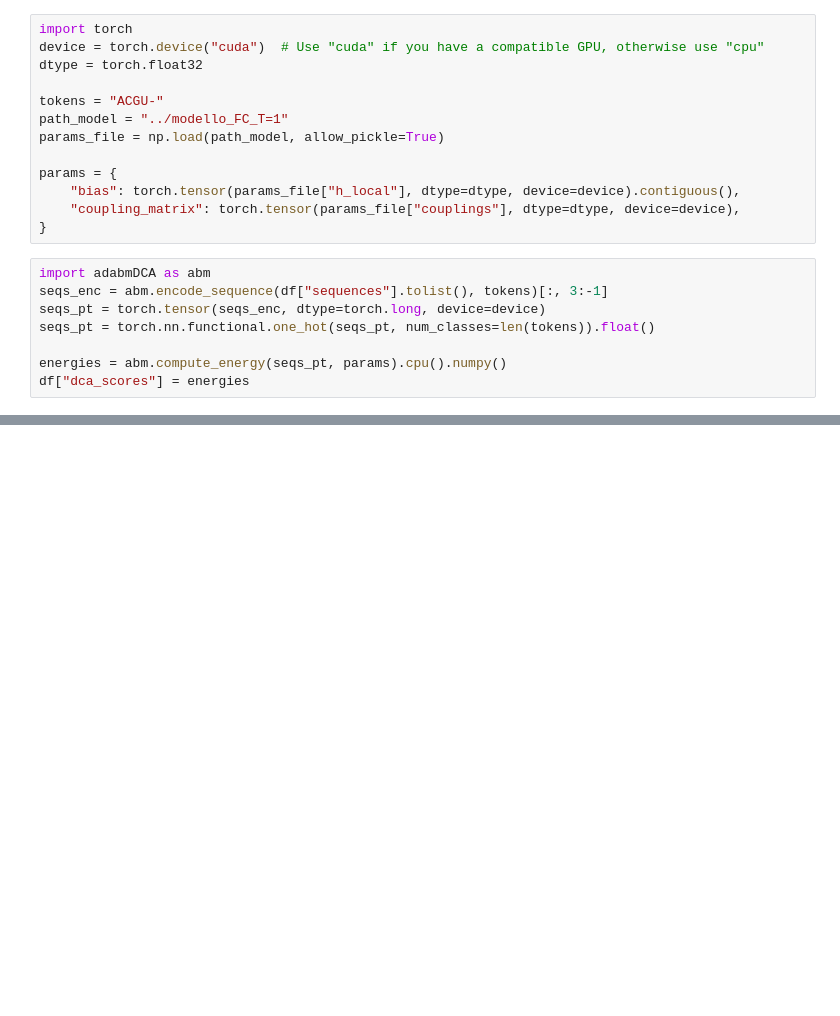
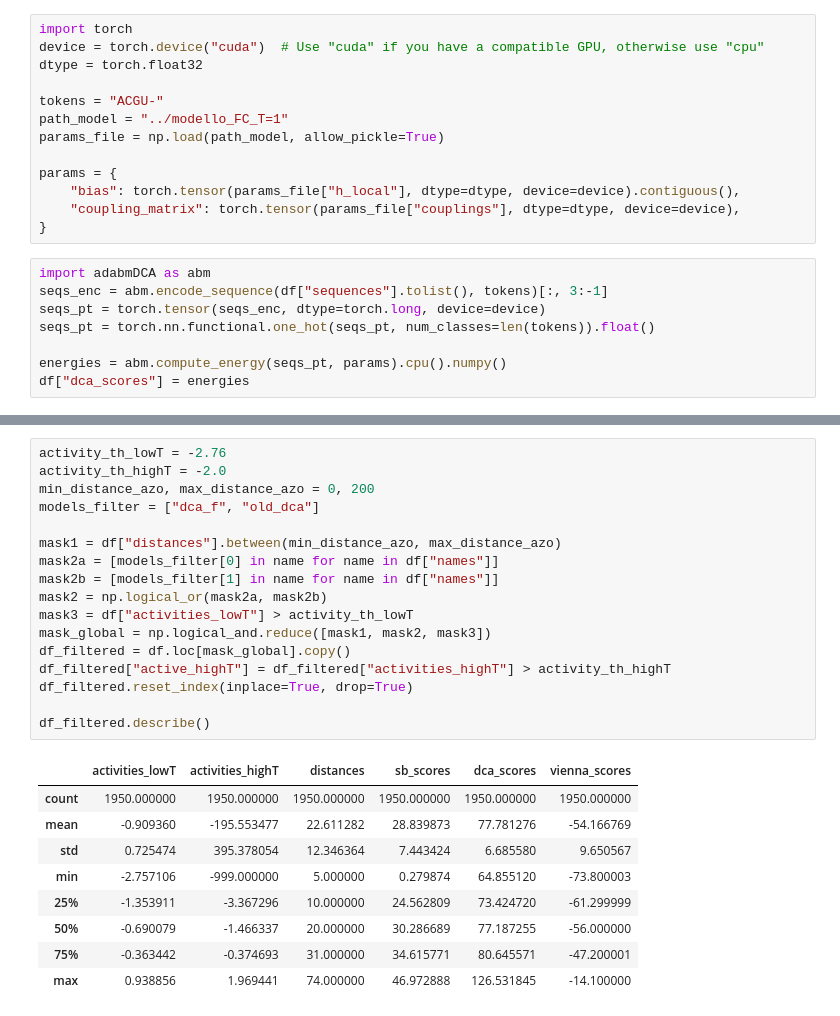
Before and after one commit to spqb/thermostable-ribozymes, a Jupyter notebook: lore/post_experiment_analysis/src/analysis_old_data.ipynb, the cells around one changed output, grey strips where cells are left out. Drawn from its saved outputs; the diff is of its cells as text; blank space fills up the shorter version.

```diff
--- a/lore/post_experiment_analysis/src/analysis_old_data.ipynb
+++ b/lore/post_experiment_analysis/src/analysis_old_data.ipynb
@@ -74,0 +99,27 @@ df.to_csv("../Group_I_Intron/Matching_Data_corrected.csv", index=False)
+# %%
+activity_th_lowT = -2.76
+activity_th_highT = -2.0
+min_distance_azo, max_distance_azo = 0, 200
+models_filter = ["dca_f", "old_dca"]
+
+mask1 = df["distances"].between(min_distance_azo, max_distance_azo)
+mask2a = [models_filter[0] in name for name in df["names"]]
+mask2b = [models_filter[1] in name for name in df["names"]]
+mask2 = np.logical_or(mask2a, mask2b)
+mask3 = df["activities_lowT"] > activity_th_lowT
+mask_global = np.logical_and.reduce([mask1, mask2, mask3])
+df_filtered = df.loc[mask_global].copy()
+df_filtered["active_highT"] = df_filtered["activities_highT"] > activity_th_highT
+df_filtered.reset_index(inplace=True, drop=True)
+
+df_filtered.describe()
+# %% [output]
+|  | activities_lowT | activities_highT | distances | sb_scores | dca_scores | vienna_scores |
+| count | 1950.000000 | 1950.000000 | 1950.000000 | 1950.000000 | 1950.000000 | 1950.000000 |
+| mean | -0.909360 | -195.553477 | 22.611282 | 28.839873 | 77.781276 | -54.166769 |
+| std | 0.725474 | 395.378054 | 12.346364 | 7.443424 | 6.685580 | 9.650567 |
+| min | -2.757106 | -999.000000 | 5.000000 | 0.279874 | 64.855120 | -73.800003 |
+| 25% | -1.353911 | -3.367296 | 10.000000 | 24.562809 | 73.424720 | -61.299999 |
+| 50% | -0.690079 | -1.466337 | 20.000000 | 30.286689 | 77.187255 | -56.000000 |
+| 75% | -0.363442 | -0.374693 | 31.000000 | 34.615771 | 80.645571 | -47.200001 |
+| max | 0.938856 | 1.969441 | 74.000000 | 46.972888 | 126.531845 | -14.100000 |
```
Also changed, not shown: parts of 8 cells of this notebook, 8 other files.
